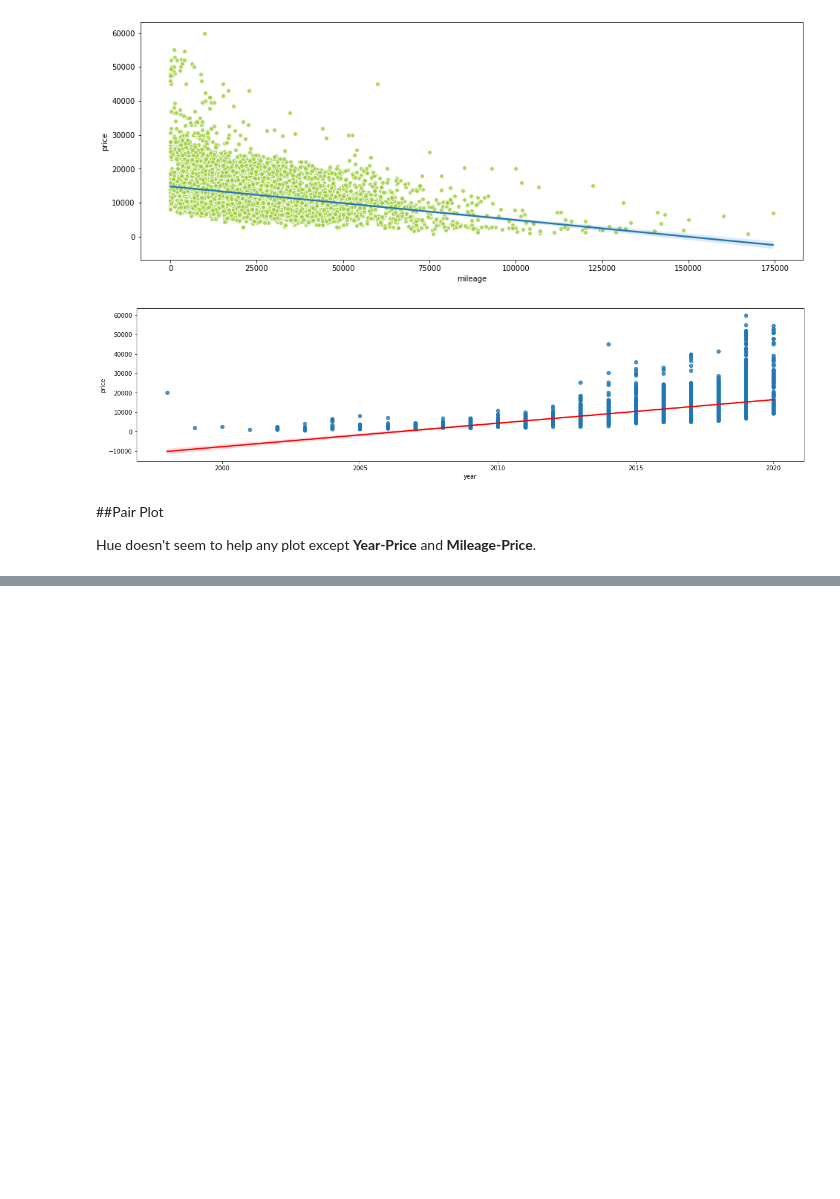
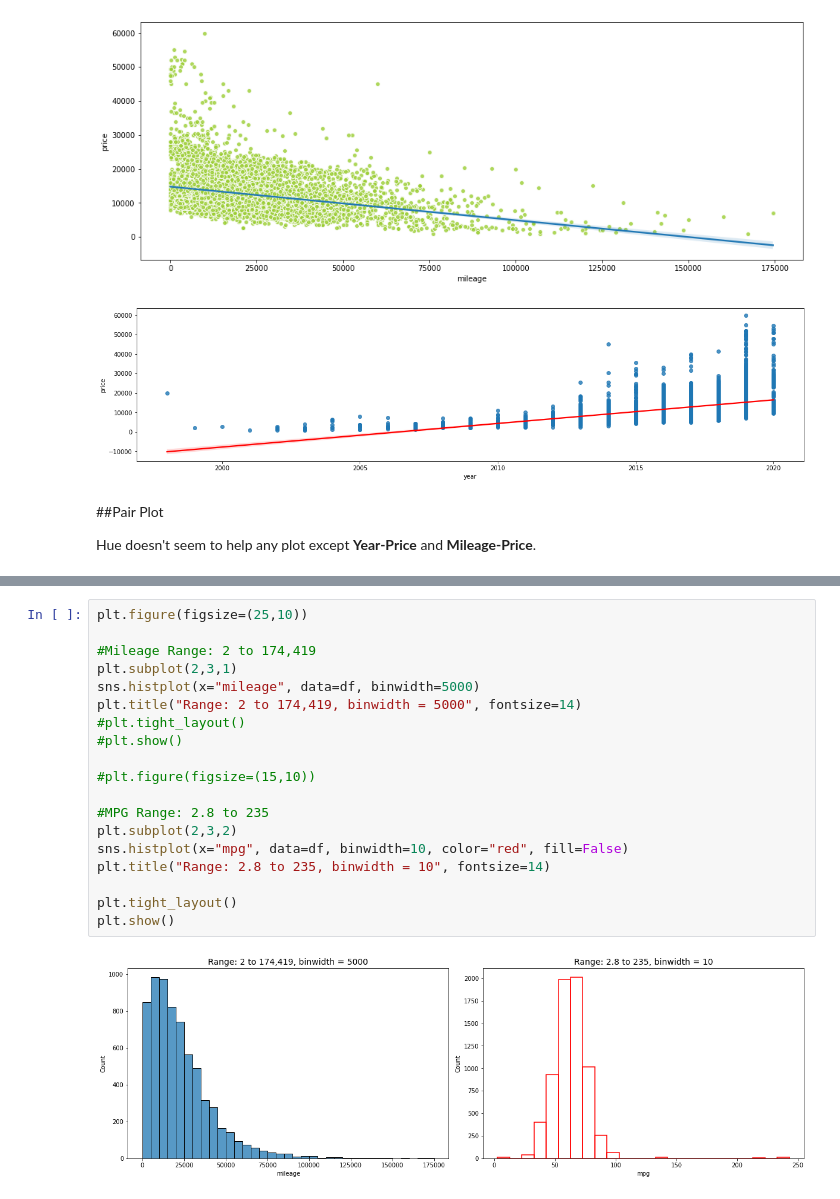
Before and after one commit to SamaSamrin/Toyota-Cars-EDA, a Jupyter notebook: TOYOTA_car_analysis.ipynb, the cells around one changed output, grey strips where cells are left out. Drawn from its saved outputs; the diff is of its cells as text; blank space fills up the shorter version.

```diff
--- a/TOYOTA_car_analysis.ipynb
+++ b/TOYOTA_car_analysis.ipynb
@@ -149,0 +165,21 @@ plt.show()
+# %%
+plt.figure(figsize=(25,10))
+
+#Mileage Range: 2 to 174,419
+plt.subplot(2,3,1)
+sns.histplot(x="mileage", data=df, binwidth=5000)
+plt.title("Range: 2 to 174,419, binwidth = 5000", fontsize=14)
+#plt.tight_layout()
+#plt.show()
+
+#plt.figure(figsize=(15,10))
+
+#MPG Range: 2.8 to 235
+plt.subplot(2,3,2)
+sns.histplot(x="mpg", data=df, binwidth=10, color="red", fill=False)
+plt.title("Range: 2.8 to 235, binwidth = 10", fontsize=14)
+
+plt.tight_layout()
+plt.show()
+# %% [output]
+[figure, added]
```
Also changed, not shown: parts of 5 cells of this notebook.
